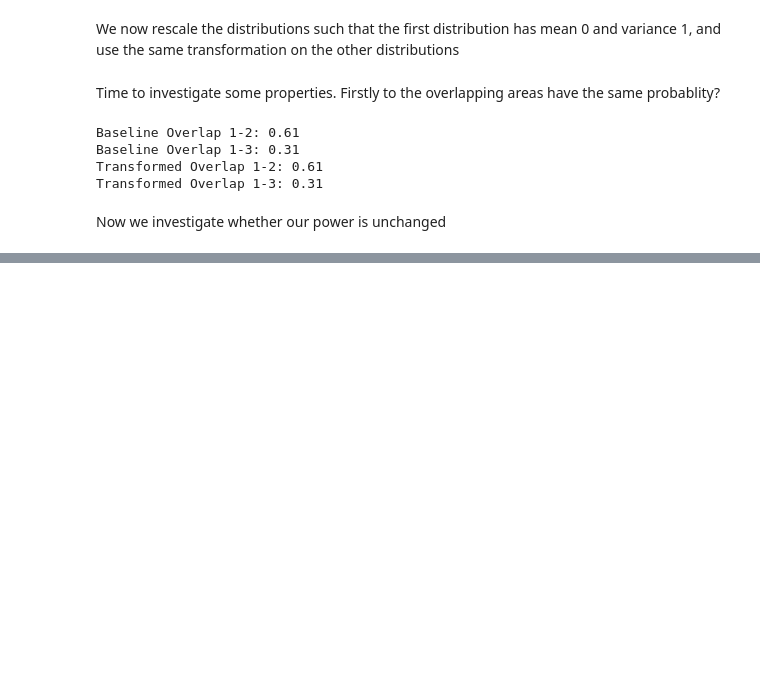
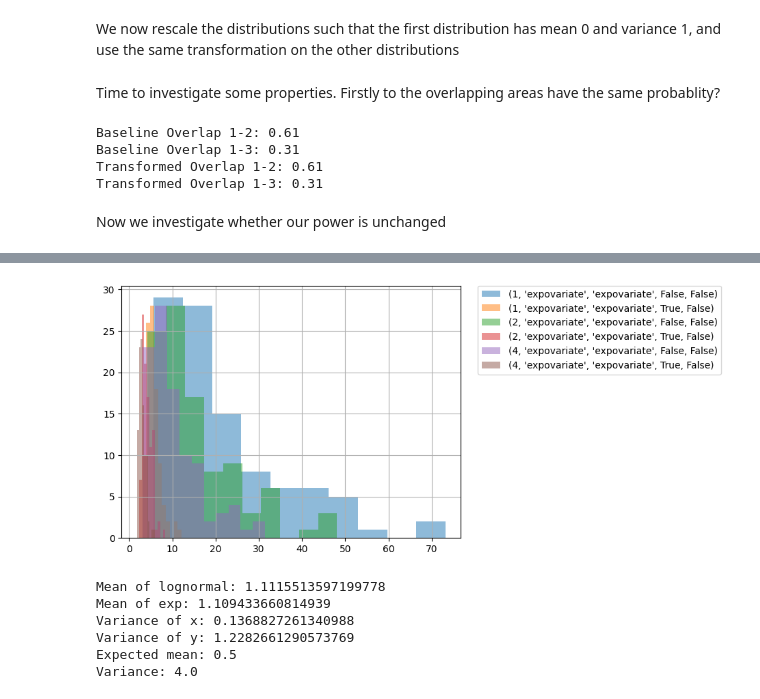
Before and after one commit to nabilasiregar/stochastic-simulation, a Jupyter notebook: assignment_2/question.ipynb, the cells around one changed output, grey strips where cells are left out. Saved outputs shown, nothing was run; the diff lists cells and outputs as text; code cells hidden in the pictures; blank space fills up the shorter version.

```diff
--- a/assignment_2/question.ipynb
+++ b/assignment_2/question.ipynb
@@ -181,0 +146,41 @@ SyntaxError: invalid syntax (1073085664.py, line 46)
+# %%
+# Assuming 'waiting_time' is the column you want to plot
+import matplotlib.pyplot as plt
+for name, group in grouped:
+    if np.mean(group['avg_waiting_time']) < 100:
+        group['avg_waiting_time'].hist(alpha=0.5, label=str(name))
+plt.legend(bbox_to_anchor=(1.05, 1), loc='upper left', borderaxespad=0.)
+plt.show()
+# %% [output]
+[figure, added]
+# %%
+import numpy as np
+import random
+def lognormal(x):
+    '''Accepts the lambda from an exponential distribution and returns a lognormal distribution with the same mean and variance'''
+    scaled_variance = np.log(1/x**2)
+
+    scaled_mean = np.log(1/x) - scaled_variance / 2
+    return np.random.lognormal(scaled_mean, np.sqrt(scaled_variance))
+
+x = [lognormal(0.9) for i in range(100000)]
+y = [random.expovariate(0.9) for i in range(100000)]
+
+# variance and mean for each
+print(f'Mean of lognormal: {np.mean(x)}')
+print(f'Mean of exp: {np.mean(y)}')
+print(f'Variance of x: {np.var(x)}')
+print(f'Variance of y: {np.var(y)}')
+print(f'Expected mean: {1/1/2}')
+print(f'Variance: {1/(1/2**2)}')
+
+# plotting the samples for lognormal and exponential
+px.histogram(x, title='Lognormal Distribution')
+# px.histogram(y, title='Exponential Distribution')
+# %% [output]
+Mean of lognormal: 1.1115513597199778
+Mean of exp: 1.109433660814939
+Variance of x: 0.1368827261340988
+Variance of y: 1.2282661290573769
+Expected mean: 0.5
+Variance: 4.0
```
Also changed, not shown: parts of 3 cells of this notebook, 4 other files.
